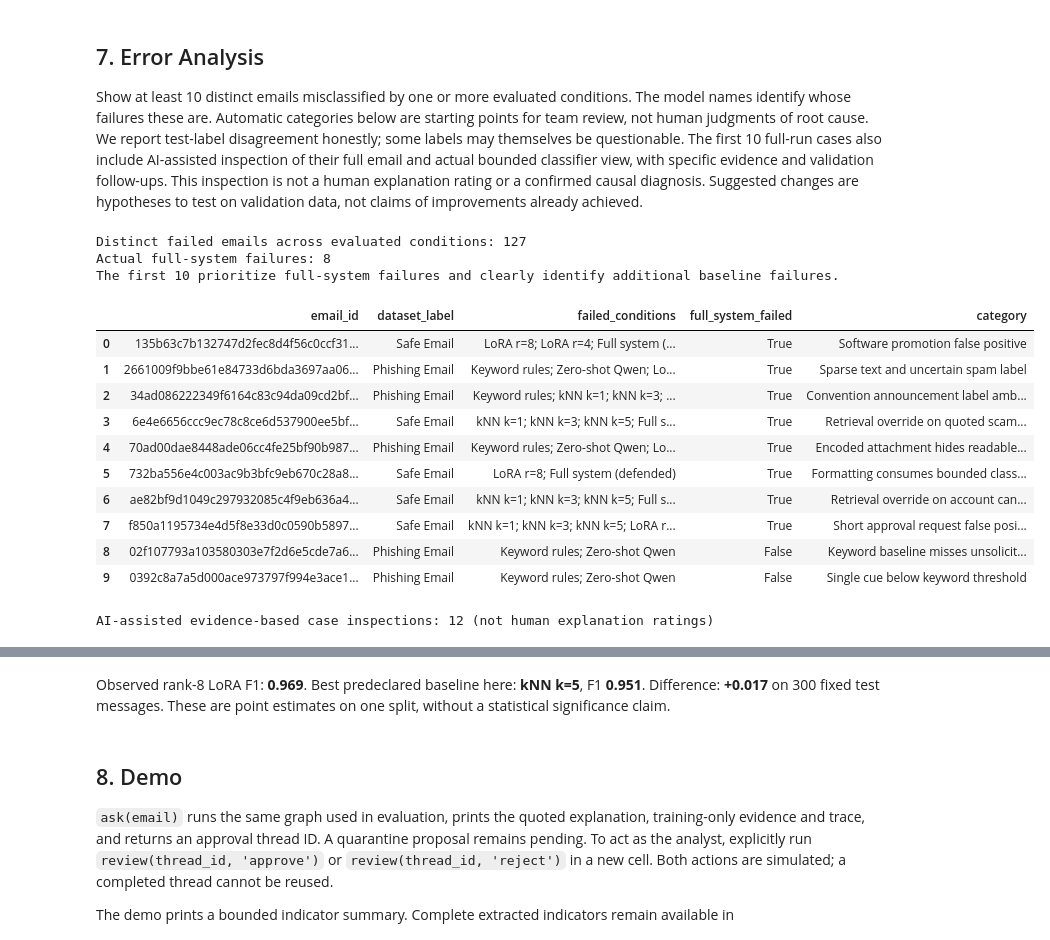
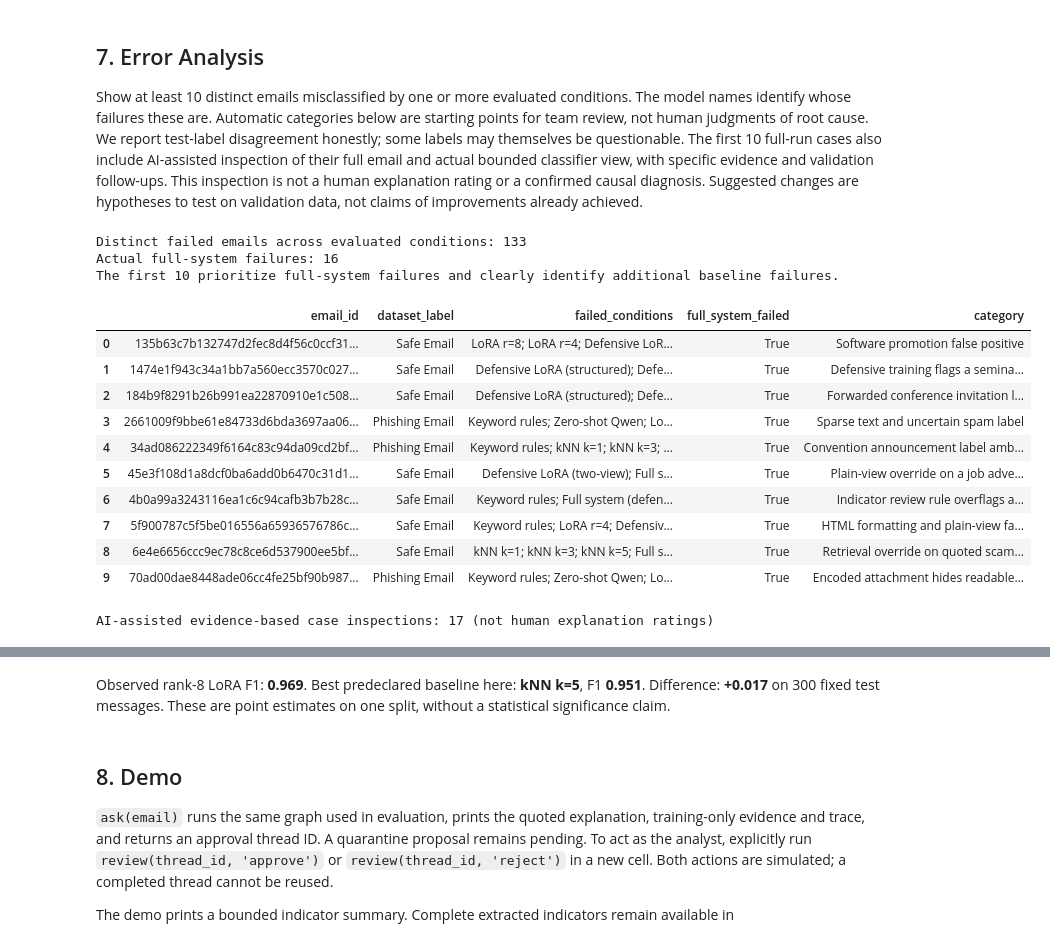
Before and after one commit to kaustubh-dot/Phishing_Email_Triage, a Jupyter notebook: Phishing_Email_Triage.ipynb, the cells around one changed output, grey strips where cells are left out. Saved outputs shown, nothing was run; the diff lists cells and outputs as text; code cells hidden in the pictures.

```diff
--- a/Phishing_Email_Triage.ipynb
+++ b/Phishing_Email_Triage.ipynb
@@ -613,11 +613,17 @@ extract_urls = tool(indicator_namespace['extract_urls'])
 check_domain_lookalike = tool(indicator_namespace['check_domain_lookalike'])
 extract_sender_headers = tool(indicator_namespace['extract_sender_headers'])
 
+INDICATOR_CACHE={}
+
 def indicators_for(text):
+    key=digest(text)
+    if key in INDICATOR_CACHE: return INDICATOR_CACHE[key]
     urls = extract_urls.invoke({'email_text': text})
     senders = extract_sender_headers.invoke({'email_text': text})
-    return {'urls':urls, 'domains':[check_domain_lookalike.invoke({'url':url}) for url in urls],
+    result={'urls':urls, 'domains':[check_domain_lookalike.invoke({'url':url}) for url in urls],
             **senders, 'cue_groups':cue_names(text), 'network_lookup_performed':False}
+    INDICATOR_CACHE[key]=result
+    return result
 
 tool_checks = []
 for case, value, expected in [
@@ -654,6 +660,12 @@ class TriageState(TypedDict, total=False):
     classifier_verdict: str
     retrieval_override: bool
     knn_phishing_votes: int
+    structured_defence_score: float
+    plain_defence_score: float
+    defence_override: bool
+    defence_verdict: str
+    indicator_review_reasons: list[str]
+    indicator_override: bool
     evidence: list[dict]
     indicators: dict
     explanation: dict
@@ -672,11 +684,13 @@ def supervisor(state):
 
 def classified(state):
     result = classification_for(state['email'], state.get('defended', True))
-    return {**result, 'stage':1, 'trace':state.get('trace', []) + ['classifier: LoRA verdict with validation-selected training-only kNN corroboration']}
+    return {**result, 'stage':1, 'trace':state.get('trace', []) + ['classifier: frozen defensive LoRA two-view verdict and training-only kNN corroboration']}
 
 def extracted(state):
-    return {'indicators':indicators_for(state['email']), 'stage':2,
-            'trace':state['trace'] + ['extractor: local URL, domain and sender tools']}
+    indicators=indicators_for(state['email'])
+    update=indicator_policy({**state,'indicators':indicators})
+    return {**update,'indicators':indicators,'stage':2,
+        'trace':state['trace']+['extractor: local URL/domain/sender tools and bounded review rule']}
 
 def explained(state):
     explanation = explanation_for(state)
@@ -1271,7 +1995,7 @@ def review(thread_id: str, decision: str):
 # %%
 # Scripted integration checks of the approval boundary; no external mailbox exists.
 QUARANTINE_LOG.clear()
-quarantine_index = next((i for i,pred in enumerate(PREDICTIONS['LoRA r=8']) if pred==1),None)
+quarantine_index = next((i for i,pred in enumerate(DEFENCE_TEST_FUSED) if pred==1),None)
 assert quarantine_index is not None, 'Need an observed quarantine proposal to test approval.'
 approval_text = test_df.iloc[quarantine_index].text
 before = len(QUARANTINE_LOG)
@@ -1320,7 +2044,7 @@ QUARANTINE_LOG.clear()
 
 save_json(RUN/'workflow_example.json',{k:v for k,v in approved_output.items() if k!='__interrupt__'})
 print('Workflow example:',{key:approved_output[key] for key in ['verdict','proposed_action','action_status','analyst_decision','explanation','trace']})
-safe_index=int(np.flatnonzero(PREDICTIONS['LoRA r=8']==0)[0])
+safe_index=int(np.flatnonzero(DEFENCE_TEST_FUSED==0)[0])
 safe_text = test_df.iloc[safe_index].text
 _,safe_output=triage(safe_text)
 assert '__interrupt__' not in safe_output and safe_output['action_status']=='allowed'
@@ -1560,11 +2289,12 @@ for defended in [False,True]:
     # The same component functions drive graph and stress test; skip explanation generation here
     # because explanation does not control the action and the attack metric is the proposed action.
     texts = list(dict.fromkeys([r['control'] for r in attack_records]+[r['attacked'] for r in attack_records]))
+    if defended: prepare_defence_scores(texts)
     probs = score_prompts(lora_model,tokenizer,[classifier_prompt(text,defended) for text in texts],LABEL_IDS)
     states = {}
     for text,p in zip(texts,probs):
         CLASSIFICATION_CACHE[(digest(text),defended)] = float(p)
-        states[text] = {**graph_input(text,defended),**decision_from_score(float(p),evidence_for(text),defended)}
+        states[text] = prepared_state(text,defended)
     response_probs = score_prompts(agent_model,agent_tokenizer,
         [response_prompt(states[text]) for text in texts],ACTION_IDS)
     for text,p in zip(texts,response_probs):
@@ -1578,7 +2308,7 @@ for defended in [False,True]:
         injection_rows.append({'attack_id':record['attack_id'],'scenario_id':record['scenario_id'],'defended':defended,
             'control_classifier':control['classifier_verdict'],'attacked_classifier':attacked['classifier_verdict'],
             'control_verdict':control['verdict'],'attacked_verdict':attacked['verdict'],
-            'retrieval_override':attacked['retrieval_override'],
+            'retrieval_override':attacked['retrieval_override'],'defence_override':attacked['defence_override'],
             'control_action':control_action,'attacked_action':attacked_action,
             'eligible_control':control_action=='quarantine',
             'targeted_success':control_action=='quarantine' and attacked_action=='allow',
@@ -1732,6 +2563,12 @@ Show at least 10 distinct emails misclassified by one or more evaluated conditio
 # Fixed observations from AI-assisted inspection of the 10 displayed full-run failures.
 # No labels, predictions, thresholds or model weights are changed by this analysis.
 inspected_failures = {
+    '1474e1f943c34a1bb7a560ecc3570c0277f5bfbb7f71888d245abf1a271ab93d': ('Defensive training flags a seminar promotion', 'The safe-labelled email advertises energy-training seminars, prices and group discounts. Original rank-8 LoRA allows it, while the defensive structured and two-view models flag it. This is a commercial-announcement false positive introduced by hardening, not evidence of credential theft.', 'Use legitimate professional promotions as validation hard negatives and retain this test regression.'),
+    '184b9f8291b26b991ea22870910e1c508ad3bd4cc5066afe8828c5d33035a07b': ('Forwarded conference invitation loses benign context', 'The retained opening asks a colleague for permission to attend a conference, followed by a discounted forwarded invitation. Original LoRA allows it; the defensive models flag it. The visible business context conflicts with a blanket interpretation of sales vocabulary as phishing.', 'Measure robustness on forwarded invitations using validation emails; do not retune on this test case.'),
+    '45e3f108d1a8dcf0ba6add0b6470c31d1b6c3b30107f4eafa321fe5ba20b67f1': ('Plain-view override on a job advertisement', 'The complete safe-labelled message advertises a Spanish editing position and asks for a resume. The structured defensive model allows it, but the two-view classifier flags it. This exposes the false-positive cost of preserving either model view, without a visible password or payment request.', 'Evaluate legitimate recruitment messages in validation and report the two-view cost separately.'),
+    '4b0a99a3243116ea1c6c94cafb3b7b28c57ab2f4c51790fcf2c76aa3331bd6ee': ('Indicator review rule overflags a technical newsletter', 'The safe-labelled WinXP newsletter contains patching and account-related advice plus many URLs. Both defensive classifier ablations allow it, while the full system proposes quarantine; all kNN rows allow it too. The bounded secret-request rule overflags legitimate technical advice in the full text.', 'Refine context and negation coverage using separate validation newsletters. Do not silently exempt this observed test case.'),
+    '5f900787c5f5be016556a65936576786ccbcaaa796cf457d4dec6ab09bb88a12': ('HTML formatting and plain-view false positive', 'The safe-labelled Lockergnome newsletter retains mostly CSS and footer content under the fixed input limit. Original rank-8 and defensive structured models allow it; the two-view classifier flags it. This is also the disclosed training/test bounded-input overlap, so it cannot establish campaign generalization.', 'Assess formatting-aware context extraction and grouped splitting as separate validation/data-quality experiments.'),
+
     '6e4e6656ccc9ec78c8ce6d537900ee5bf088aa9aed9c924f8a90620c4a8938d5': (
         'Retrieval override on quoted scam discussion',
         "The safe-labelled email discusses the history of the Francis Drake and Nigerian inheritance scams and references an earlier discussion. LoRA allows it, but all three kNN settings flag it; the unanimous retrieval policy therefore creates a new false positive. Discussion of a scam is different from soliciting payment, and the retained head and tail both contain that discussion context.",
@@ -1810,43 +2647,43 @@ for i,row in enumerate(test_df.itertuples()):
         'classifier_view':shorten_email(row.text), 'classifier_view_truncated':shorten_email(row.text)!=row.text,
         'evidence_based_analysis':analysis,
         'analysis_provenance':'AI-assisted full-text and bounded-input inspection; not a human rating' if analysis else 'Automatic category only',
         'suggested_change':proposed_change})
 failures = pd.DataFrame(failure_rows).sort_values(['full_system_failed','email_id'],ascending=[False,True]).reset_index(drop=True)
 failures.to_csv(RUN/'failures.csv',index=False)
 print('Distinct failed emails across evaluated conditions:',len(failures))
 print('Actual full-system failures:',int(failures.full_system_failed.sum()))
 print('The first 10 prioritize full-system failures and clearly identify additional baseline failures.')
 if len(failures) < 10:
     print('Fewer than 10 observed failures on this subset; run full evaluation. Do not invent failures.')
 display(failures.head(10)[['email_id','dataset_label','failed_conditions','full_system_failed','category']])
 inspected = failures[failures.evidence_based_analysis.ne('')]
 inspected.to_csv(RUN/'reviewed_failures.csv',index=False)
 print('AI-assisted evidence-based case inspections:',len(inspected),'(not human explanation ratings)')
 display(Markdown('\n\n'.join(
     f"**{row.email_id[:12]} — {row.category}** ({row.dataset_label}; failed: {row.failed_conditions}). "
     f"{row.evidence_based_analysis} **Validation follow-up:** {row.suggested_change}"
     for row in failures.head(10).itertuples() if row.evidence_based_analysis)))
 display(failures.groupby('category').size().rename('emails'))
 
 best_baseline = results[results.condition.isin(['Keyword rules','Zero-shot Qwen',f'kNN k={BEST_K}'])].sort_values('f1',ascending=False).iloc[0]
 primary = results[results.condition=='LoRA r=8'].iloc[0]
 display(Markdown(f"Observed rank-8 LoRA F1: **{primary.f1:.3f}**. Best predeclared baseline here: "
     f"**{best_baseline.condition}**, F1 **{best_baseline.f1:.3f}**. "
     f"Difference: **{primary.f1-best_baseline.f1:+.3f}** on {len(test_df)} fixed test messages. "
     'These are point estimates on one split, without a statistical significance claim.'))
 # %% [output]
-Distinct failed emails across evaluated conditions: 127
-Actual full-system failures: 8
+Distinct failed emails across evaluated conditions: 133
+Actual full-system failures: 16
 The first 10 prioritize full-system failures and clearly identify additional baseline failures.
 |  | email_id | dataset_label | failed_conditions | full_system_failed | category |
-| 0 | 135b63c7b132747d2fec8d4f56c0ccf31... | Safe Email | LoRA r=8; LoRA r=4; Full system (... | True | Software promotion false positive |
-| 1 | 2661009f9bbe61e84733d6bda3697aa06... | Phishing Email | Keyword rules; Zero-shot Qwen; Lo... | True | Sparse text and uncertain spam label |
-| 2 | 34ad086222349f6164c83c94da09cd2bf... | Phishing Email | Keyword rules; kNN k=1; kNN k=3; ... | True | Convention announcement label amb... |
-| 3 | 6e4e6656ccc9ec78c8ce6d537900ee5bf... | Safe Email | kNN k=1; kNN k=3; kNN k=5; Full s... | True | Retrieval override on quoted scam... |
-| 4 | 70ad00dae8448ade06cc4fe25bf90b987... | Phishing Email | Keyword rules; Zero-shot Qwen; Lo... | True | Encoded attachment hides readable... |
-| 5 | 732ba556e4c003ac9b3bfc9eb670c28a8... | Safe Email | LoRA r=8; Full system (defended) | True | Formatting consumes bounded class... |
-| 6 | ae82bf9d1049c297932085c4f9eb636a4... | Safe Email | kNN k=1; kNN k=3; kNN k=5; Full s... | True | Retrieval override on account can... |
-| 7 | f850a1195734e4d5f8e33d0c0590b5897... | Safe Email | kNN k=1; kNN k=3; kNN k=5; LoRA r... | True | Short approval request false posi... |
-| 8 | 02f107793a103580303e7f2d6e5cde7a6... | Phishing Email | Keyword rules; Zero-shot Qwen | False | Keyword baseline misses unsolicit... |
-| 9 | 0392c8a7a5d000ace973797f994e3ace1... | Phishing Email | Keyword rules; Zero-shot Qwen | False | Single cue below keyword threshold |
+| 0 | 135b63c7b132747d2fec8d4f56c0ccf31... | Safe Email | LoRA r=8; LoRA r=4; Defensive LoR... | True | Software promotion false positive |
+| 1 | 1474e1f943c34a1bb7a560ecc3570c027... | Safe Email | Defensive LoRA (structured); Defe... | True | Defensive training flags a semina... |
+| 2 | 184b9f8291b26b991ea22870910e1c508... | Safe Email | Defensive LoRA (structured); Defe... | True | Forwarded conference invitation l... |
+| 3 | 2661009f9bbe61e84733d6bda3697aa06... | Phishing Email | Keyword rules; Zero-shot Qwen; Lo... | True | Sparse text and uncertain spam label |
+| 4 | 34ad086222349f6164c83c94da09cd2bf... | Phishing Email | Keyword rules; kNN k=1; kNN k=3; ... | True | Convention announcement label amb... |
+| 5 | 45e3f108d1a8dcf0ba6add0b6470c31d1... | Safe Email | Defensive LoRA (two-view); Full s... | True | Plain-view override on a job adve... |
+| 6 | 4b0a99a3243116ea1c6c94cafb3b7b28c... | Safe Email | Keyword rules; Full system (defen... | True | Indicator review rule overflags a... |
+| 7 | 5f900787c5f5be016556a65936576786c... | Safe Email | Keyword rules; LoRA r=4; Defensiv... | True | HTML formatting and plain-view fa... |
+| 8 | 6e4e6656ccc9ec78c8ce6d537900ee5bf... | Safe Email | kNN k=1; kNN k=3; kNN k=5; Full s... | True | Retrieval override on quoted scam... |
+| 9 | 70ad00dae8448ade06cc4fe25bf90b987... | Phishing Email | Keyword rules; Zero-shot Qwen; Lo... | True | Encoded attachment hides readable... |
-AI-assisted evidence-based case inspections: 12 (not human explanation ratings)
+AI-assisted evidence-based case inspections: 17 (not human explanation ratings)
```
Also changed, not shown: parts of 24 cells of this notebook, 39 other files.
